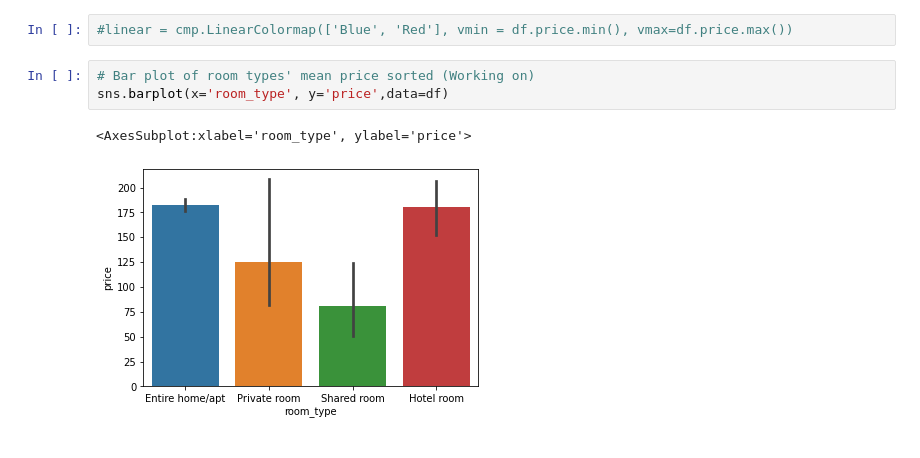
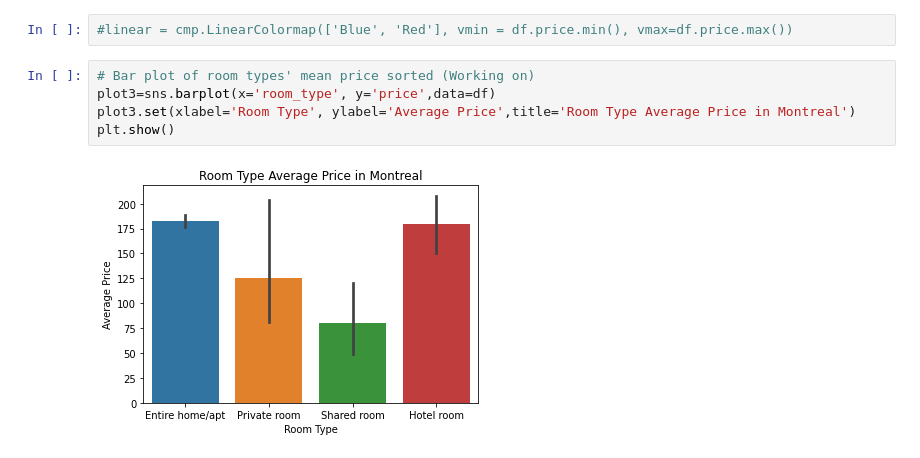
Before and after one commit to alyazidView/tourists, a Jupyter notebook: src/alyazidView.ipynb, the cells around one changed output. Cells and saved outputs as stored; diff of their text form.

Commit message:
Plot Labels + Codebook Notebook

```diff
--- a/src/alyazidView.ipynb
+++ b/src/alyazidView.ipynb
@@ -54,7 +54,8 @@ ax.imshow(ruh_m, zorder=0, extent = BBox, aspect= 'equal')
 #linear = cmp.LinearColormap(['Blue', 'Red'], vmin = df.price.min(), vmax=df.price.max())
 # %%
 # Bar plot of room types' mean price sorted (Working on)
-sns.barplot(x='room_type', y='price',data=df)
+plot3=sns.barplot(x='room_type', y='price',data=df)
+plot3.set(xlabel='Room Type', ylabel='Average Price',title='Room Type Average Price in Montreal')
+plt.show()
 # %% [output]
-<AxesSubplot:xlabel='room_type', ylabel='price'>
-[figure, old version]
+[figure, new version]
```
Also changed, not shown: parts of 1 cell of this notebook, 2 other files.
